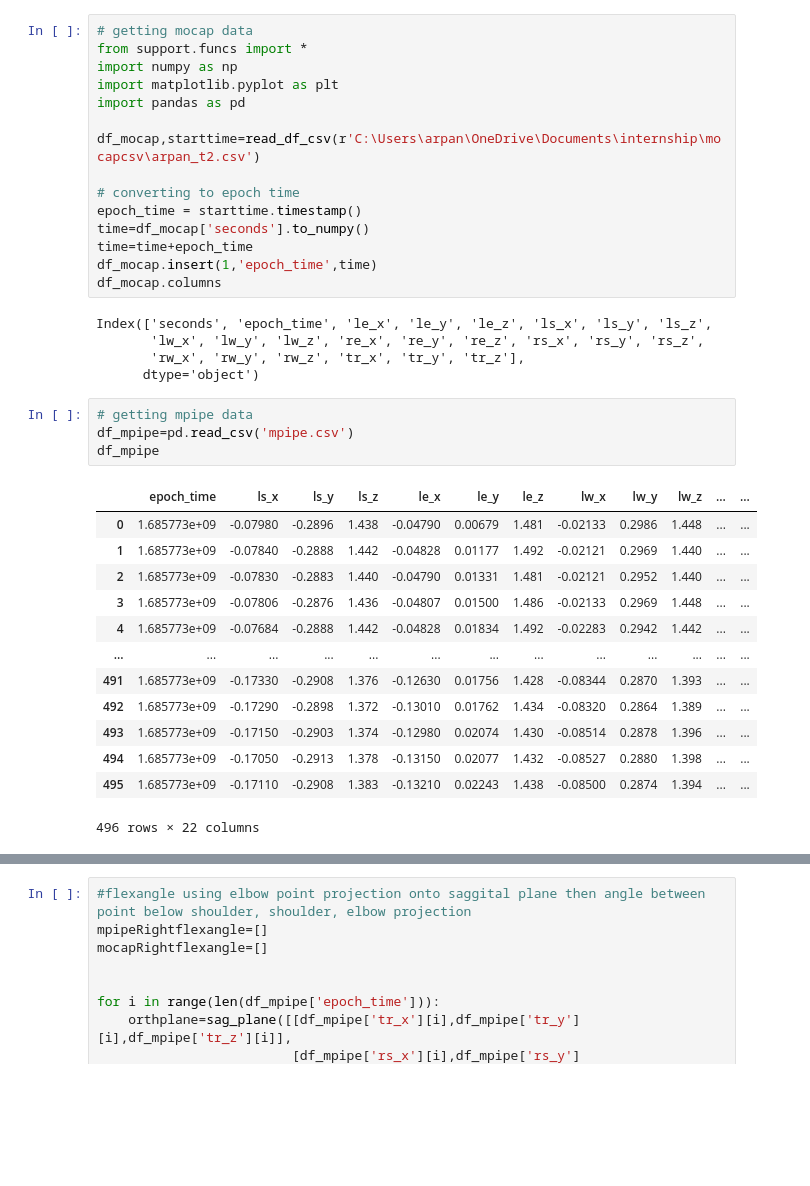
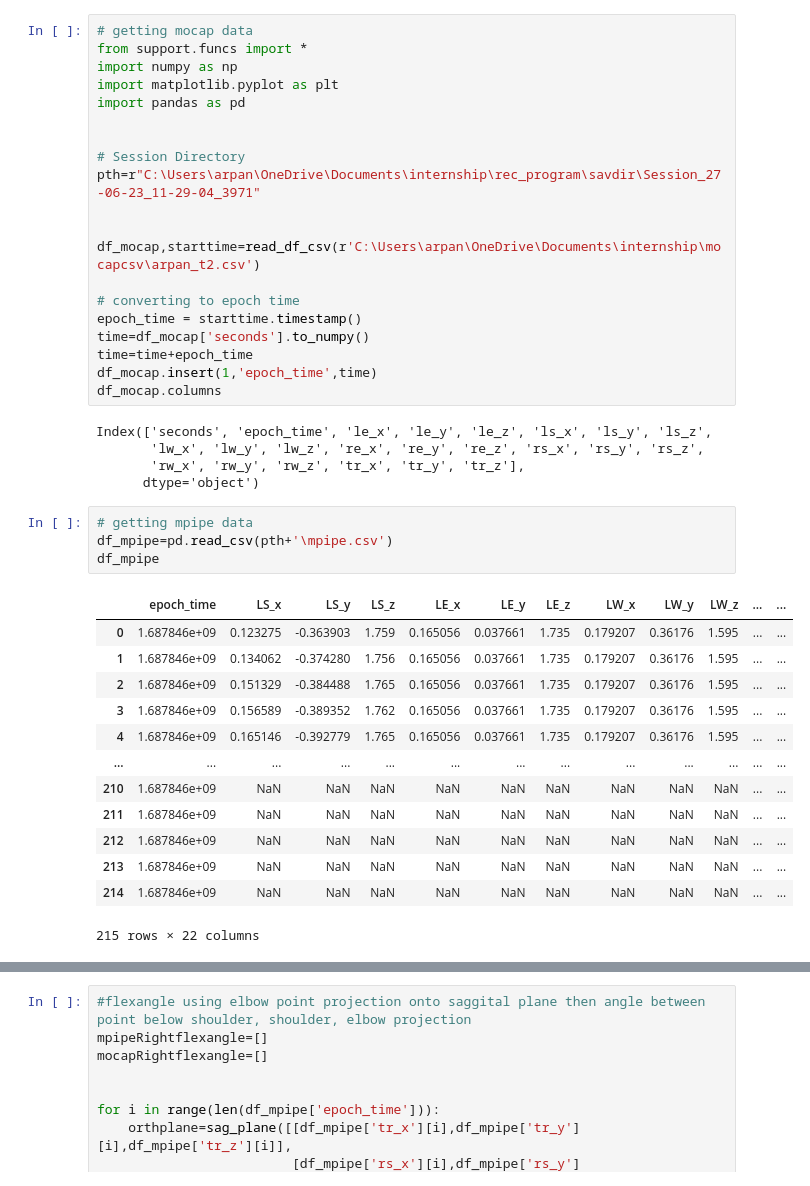
Before and after one commit to ArpanJohn/PoseEstimation, a Jupyter notebook: upperbody/4.Angles.ipynb, the cells around one changed output, grey strips where cells are left out. Drawn from its saved outputs; the diff is of its cells as text; blank space fills up the shorter version.

```diff
--- a/upperbody/4.Angles.ipynb
+++ b/upperbody/4.Angles.ipynb
@@ -4,6 +4,11 @@ from support.funcs import *
 import numpy as np
 import matplotlib.pyplot as plt
 import pandas as pd
+
+
+# Session Directory
+pth=r"C:\Users\arpan\OneDrive\Documents\internship\rec_program\savdir\Session_27-06-23_11-29-04_3971"
+
 
 df_mocap,starttime=read_df_csv(r'C:\Users\arpan\OneDrive\Documents\internship\mocapcsv\arpan_t2.csv')
 
@@ -20,19 +25,19 @@ Index(['seconds', 'epoch_time', 'le_x', 'le_y', 'le_z', 'ls_x', 'ls_y', 'ls_z',
       dtype='object')
 # %%
 # getting mpipe data
-df_mpipe=pd.read_csv('mpipe.csv')
+df_mpipe=pd.read_csv(pth+'\mpipe.csv')
 df_mpipe
 # %% [output]
-|  | epoch_time | ls_x | ls_y | ls_z | le_x | le_y | le_z | lw_x | lw_y | lw_z | ... | ... |
-| 0 | 1.685773e+09 | -0.07980 | -0.2896 | 1.438 | -0.04790 | 0.00679 | 1.481 | -0.02133 | 0.2986 | 1.448 | ... | ... |
-| 1 | 1.685773e+09 | -0.07840 | -0.2888 | 1.442 | -0.04828 | 0.01177 | 1.492 | -0.02121 | 0.2969 | 1.440 | ... | ... |
-| 2 | 1.685773e+09 | -0.07830 | -0.2883 | 1.440 | -0.04790 | 0.01331 | 1.481 | -0.02121 | 0.2952 | 1.440 | ... | ... |
-| 3 | 1.685773e+09 | -0.07806 | -0.2876 | 1.436 | -0.04807 | 0.01500 | 1.486 | -0.02133 | 0.2969 | 1.448 | ... | ... |
-| 4 | 1.685773e+09 | -0.07684 | -0.2888 | 1.442 | -0.04828 | 0.01834 | 1.492 | -0.02283 | 0.2942 | 1.442 | ... | ... |
+|  | epoch_time | LS_x | LS_y | LS_z | LE_x | LE_y | LE_z | LW_x | LW_y | LW_z | ... | ... |
+| 0 | 1.687846e+09 | 0.123275 | -0.363903 | 1.759 | 0.165056 | 0.037661 | 1.735 | 0.179207 | 0.36176 | 1.595 | ... | ... |
+| 1 | 1.687846e+09 | 0.134062 | -0.374280 | 1.756 | 0.165056 | 0.037661 | 1.735 | 0.179207 | 0.36176 | 1.595 | ... | ... |
+| 2 | 1.687846e+09 | 0.151329 | -0.384488 | 1.765 | 0.165056 | 0.037661 | 1.735 | 0.179207 | 0.36176 | 1.595 | ... | ... |
+| 3 | 1.687846e+09 | 0.156589 | -0.389352 | 1.762 | 0.165056 | 0.037661 | 1.735 | 0.179207 | 0.36176 | 1.595 | ... | ... |
+| 4 | 1.687846e+09 | 0.165146 | -0.392779 | 1.765 | 0.165056 | 0.037661 | 1.735 | 0.179207 | 0.36176 | 1.595 | ... | ... |
 | ... | ... | ... | ... | ... | ... | ... | ... | ... | ... | ... | ... | ... |
-| 491 | 1.685773e+09 | -0.17330 | -0.2908 | 1.376 | -0.12630 | 0.01756 | 1.428 | -0.08344 | 0.2870 | 1.393 | ... | ... |
-| 492 | 1.685773e+09 | -0.17290 | -0.2898 | 1.372 | -0.13010 | 0.01762 | 1.434 | -0.08320 | 0.2864 | 1.389 | ... | ... |
-| 493 | 1.685773e+09 | -0.17150 | -0.2903 | 1.374 | -0.12980 | 0.02074 | 1.430 | -0.08514 | 0.2878 | 1.396 | ... | ... |
-| 494 | 1.685773e+09 | -0.17050 | -0.2913 | 1.378 | -0.13150 | 0.02077 | 1.432 | -0.08527 | 0.2880 | 1.398 | ... | ... |
-| 495 | 1.685773e+09 | -0.17110 | -0.2908 | 1.383 | -0.13210 | 0.02243 | 1.438 | -0.08500 | 0.2874 | 1.394 | ... | ... |
+| 210 | 1.687846e+09 | NaN | NaN | NaN | NaN | NaN | NaN | NaN | NaN | NaN | ... | ... |
+| 211 | 1.687846e+09 | NaN | NaN | NaN | NaN | NaN | NaN | NaN | NaN | NaN | ... | ... |
+| 212 | 1.687846e+09 | NaN | NaN | NaN | NaN | NaN | NaN | NaN | NaN | NaN | ... | ... |
+| 213 | 1.687846e+09 | NaN | NaN | NaN | NaN | NaN | NaN | NaN | NaN | NaN | ... | ... |
+| 214 | 1.687846e+09 | NaN | NaN | NaN | NaN | NaN | NaN | NaN | NaN | NaN | ... | ... |
-496 rows × 22 columns
+215 rows × 22 columns
```
Also changed, not shown: parts of 8 cells of this notebook, 9 other files.
